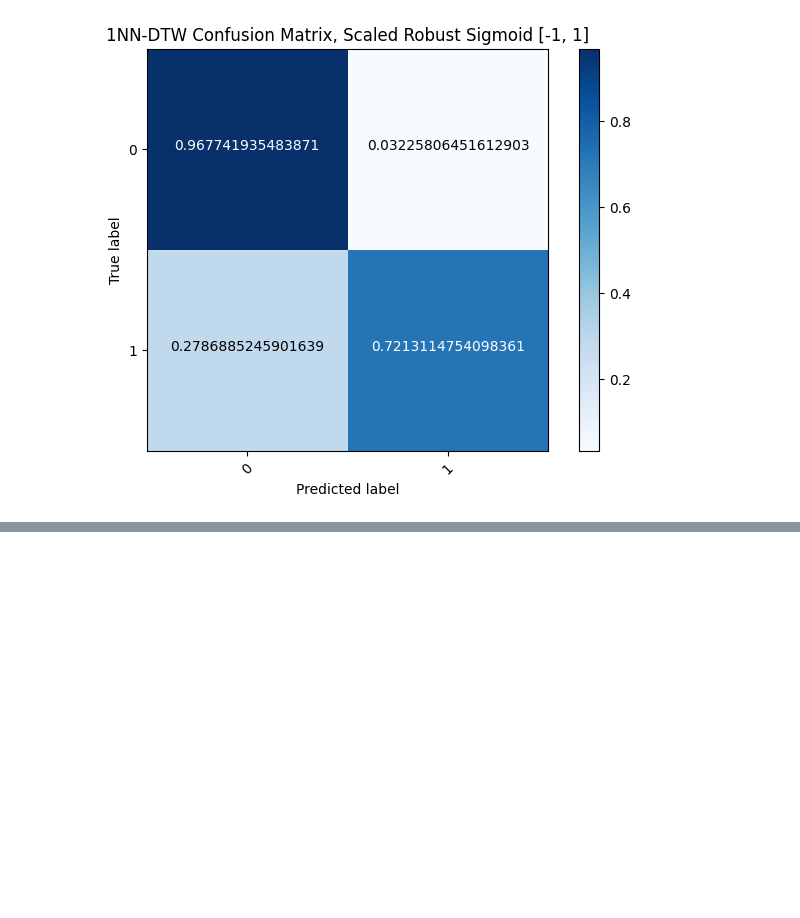
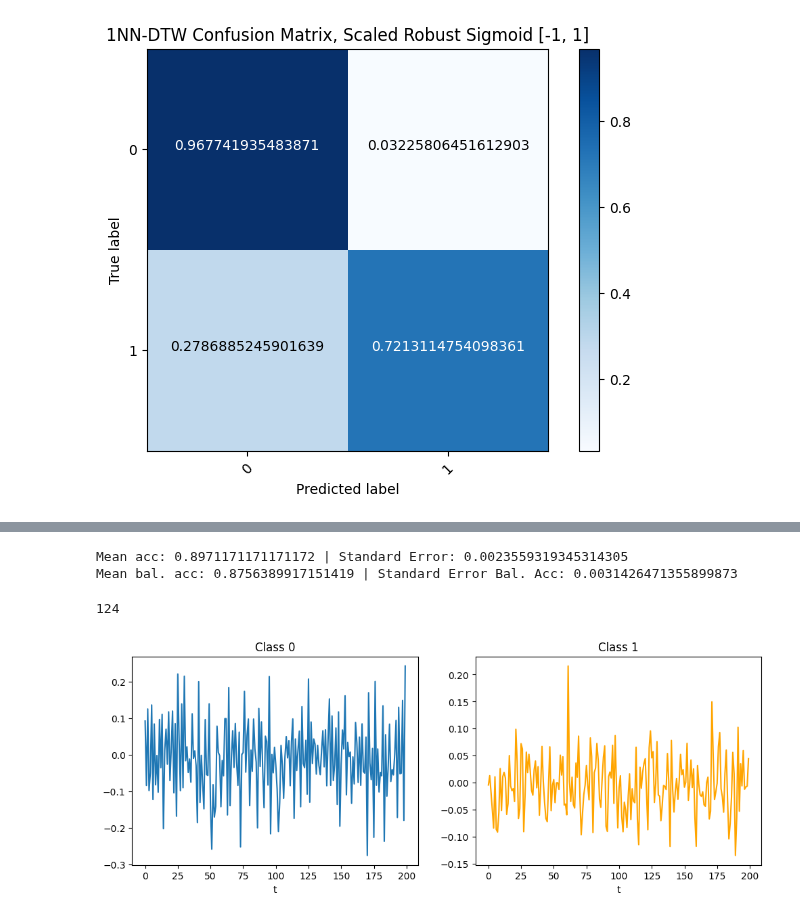
Before and after one commit to jmoo2880/QuantumInspiredML, a Jupyter notebook: FinalBenchmarks/Kepler/aeon_benchmarks.ipynb, the cells around one changed output, grey strips where cells are left out. Saved outputs shown, nothing was run; the diff lists cells and outputs as text; code cells hidden in the pictures; blank space fills up the shorter version.

Commit message:
1NN-DTW Kepler benchmarks 30-fold

```diff
--- a/FinalBenchmarks/Kepler/aeon_benchmarks.ipynb
+++ b/FinalBenchmarks/Kepler/aeon_benchmarks.ipynb
@@ -246,0 +317,13 @@ Confusion matrix, without normalization
+# %%
+mean_acc = np.mean(per_fold_accs)
+standard_error_acc = np.std(per_fold_accs)/np.sqrt(len(data))
+mean_bal_acc = np.mean(per_fold_bal_accs)
+standard_error_bal_acc = np.std(per_fold_bal_accs)/np.sqrt(len(data))
+print(f"Mean acc: {mean_acc} | Standard Error: {standard_error_acc}")
+print(f"Mean bal. acc: {mean_bal_acc} | Standard Error Bal. Acc: {standard_error_bal_acc}")
+# %% [output]
+Mean acc: 0.8971171171171172 | Standard Error: 0.0023559319345314305
+Mean bal. acc: 0.8756389917151419 | Standard Error Bal. Acc: 0.0031426471355899873
+# %%
+ca_idxs = np.argwhere(y_test_sub == 1).flatten()
+cb_idxs = np.argwhere(y_test_sub == 2).flatten()
@@ -246,0 +332,16 @@ Confusion matrix, without normalization
+# %%
+len(ca_idxs)
+# %% [output]
+124
+# %%
+fig, ax = plt.subplots(1, 2, figsize=(12, 4))
+ax[0].plot(X_test_sub_zs[ca_idxs[np.random.choice(np.arange(0, len(ca_idxs)))], :])
+ax[0].set_xlabel("t")
+ax[0].set_title("Class 0")
+ax[1].plot(X_test_sub_zs[cb_idxs[np.random.choice(np.arange(0, len(cb_idxs)))], :],
+           c="orange")
+ax[1].set_xlabel("t")
+ax[1].set_title("Class 1")
+plt.show()
+# %% [output]
+[figure, added]
```
Also changed, not shown: parts of 10 cells of this notebook, 4 other files.
